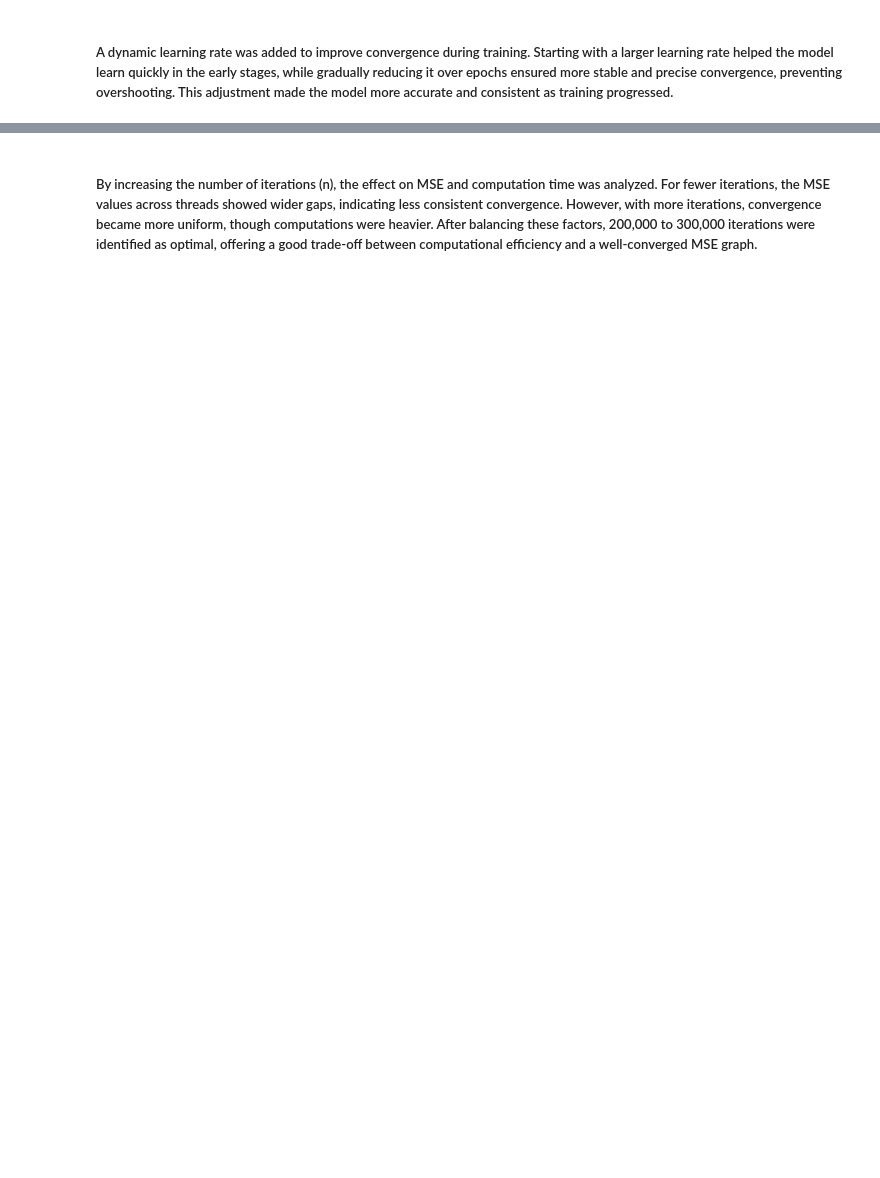
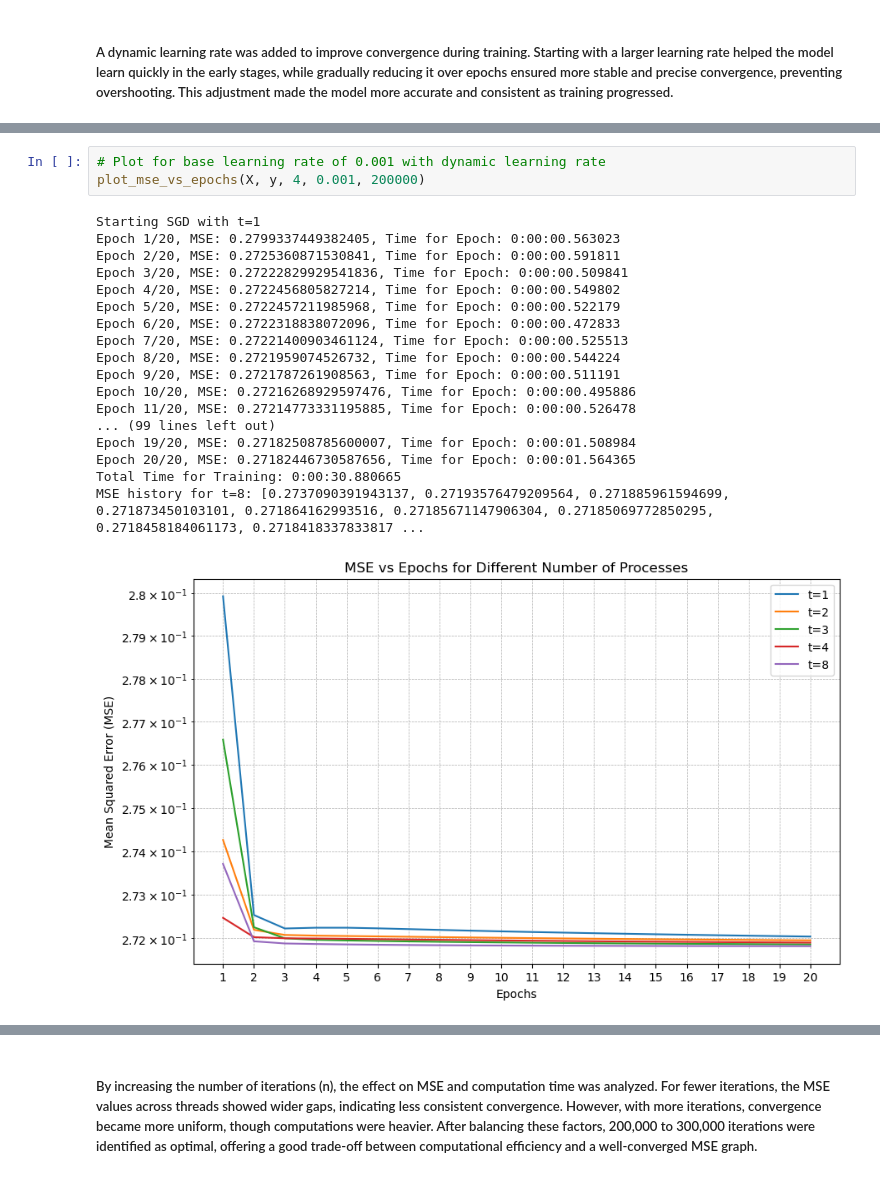
Before and after one commit to shreyashonnalli/ST444, a Jupyter notebook: SGD_by_Epoch_Notebook.ipynb, the cells around one changed output, grey strips where cells are left out. Cells and saved outputs as stored; diff of their text form; blank space fills up the shorter version.

```diff
--- a/SGD_by_Epoch_Notebook.ipynb
+++ b/SGD_by_Epoch_Notebook.ipynb
@@ -306,0 +248,22 @@ MSE history for t=8: [0.32116616208881216, 0.29141765045617857, 0.28513179908309
+# %%
+# Plot for base learning rate of 0.001 with dynamic learning rate
+plot_mse_vs_epochs(X, y, 4, 0.001, 200000)
+# %% [output]
+Starting SGD with t=1
+Epoch 1/20, MSE: 0.2799337449382405, Time for Epoch: 0:00:00.563023
+Epoch 2/20, MSE: 0.2725360871530841, Time for Epoch: 0:00:00.591811
+Epoch 3/20, MSE: 0.27222829929541836, Time for Epoch: 0:00:00.509841
+Epoch 4/20, MSE: 0.2722456805827214, Time for Epoch: 0:00:00.549802
+Epoch 5/20, MSE: 0.2722457211985968, Time for Epoch: 0:00:00.522179
+Epoch 6/20, MSE: 0.2722318838072096, Time for Epoch: 0:00:00.472833
+Epoch 7/20, MSE: 0.27221400903461124, Time for Epoch: 0:00:00.525513
+Epoch 8/20, MSE: 0.2721959074526732, Time for Epoch: 0:00:00.544224
+Epoch 9/20, MSE: 0.2721787261908563, Time for Epoch: 0:00:00.511191
+Epoch 10/20, MSE: 0.27216268929597476, Time for Epoch: 0:00:00.495886
+Epoch 11/20, MSE: 0.27214773331195885, Time for Epoch: 0:00:00.526478
+... (99 lines left out)
+Epoch 19/20, MSE: 0.27182508785600007, Time for Epoch: 0:00:01.508984
+Epoch 20/20, MSE: 0.27182446730587656, Time for Epoch: 0:00:01.564365
+Total Time for Training: 0:00:30.880665
+MSE history for t=8: [0.2737090391943137, 0.27193576479209564, 0.271885961594699, 0.271873450103101, 0.271864162993516, 0.27185671147906304, 0.27185069772850295, 0.2718458184061173, 0.2718418337833817 ...
+[figure, added]
```
Also changed, not shown: parts of 9 cells of this notebook.
